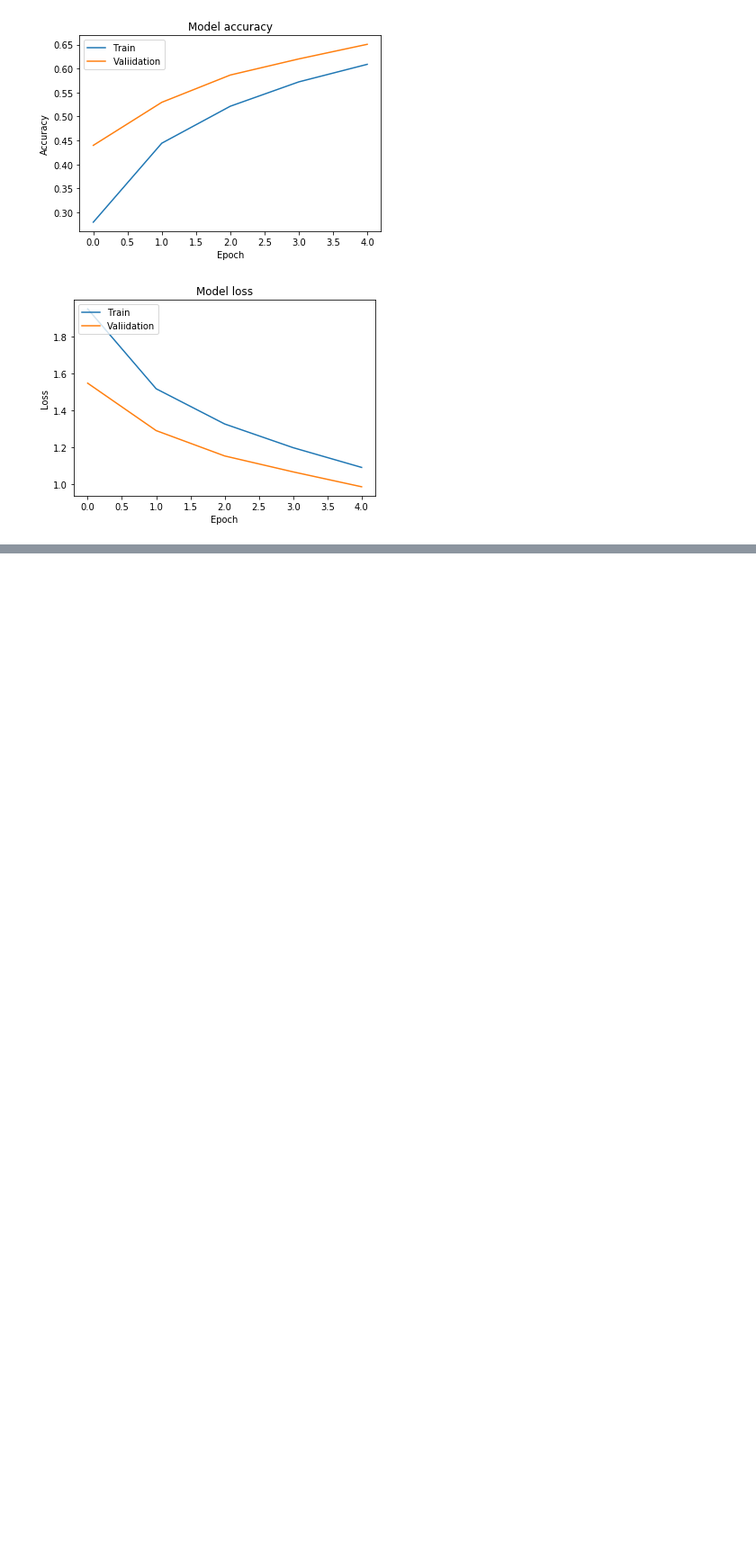
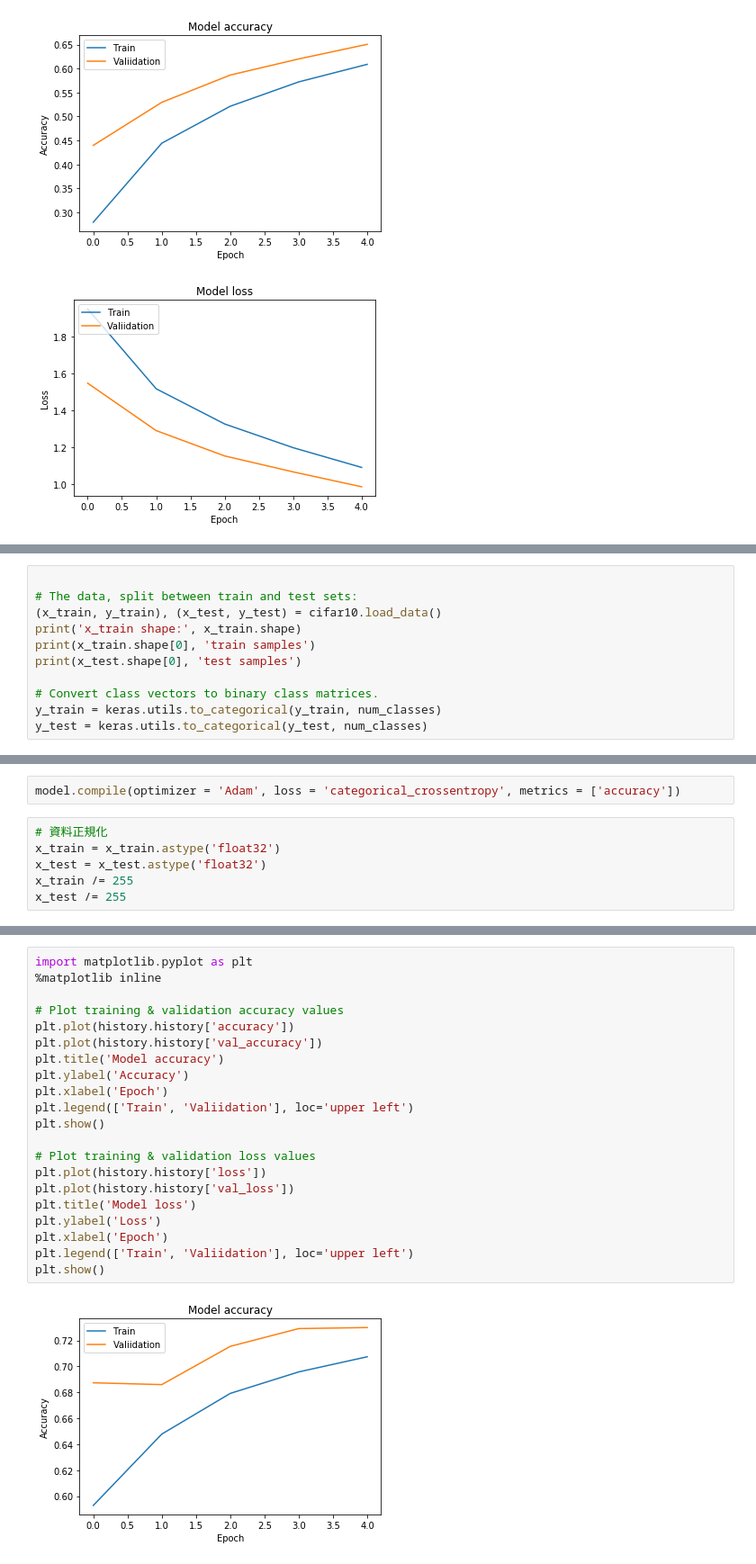
Before and after one commit to msl2019/3rd-ML100Days, a Jupyter notebook: homework/D76-optimizer_HW.ipynb, the cells around one changed output, grey strips where cells are left out. Shown at 90% size. Drawn from its saved outputs; the diff is of its cells as text; blank space fills up the shorter version.

```diff
--- a/homework/D76-optimizer_HW.ipynb
+++ b/homework/D76-optimizer_HW.ipynb
@@ -279,0 +292,11 @@ plt.show()
+# %%
+
+# The data, split between train and test sets:
+(x_train, y_train), (x_test, y_test) = cifar10.load_data()
+print('x_train shape:', x_train.shape)
+print(x_train.shape[0], 'train samples')
+print(x_test.shape[0], 'test samples')
+
+# Convert class vectors to binary class matrices.
+y_train = keras.utils.to_categorical(y_train, num_classes)
+y_test = keras.utils.to_categorical(y_test, num_classes)
@@ -279,0 +333,8 @@ plt.show()
+# %%
+model.compile(optimizer = 'Adam', loss = 'categorical_crossentropy', metrics = ['accuracy'])
+# %%
+# 資料正規化
+x_train = x_train.astype('float32')
+x_test = x_test.astype('float32')
+x_train /= 255
+x_test /= 255
@@ -279,0 +445,23 @@ plt.show()
+# %%
+import matplotlib.pyplot as plt
+%matplotlib inline
+
+# Plot training & validation accuracy values
+plt.plot(history.history['accuracy'])
+plt.plot(history.history['val_accuracy'])
+plt.title('Model accuracy')
+plt.ylabel('Accuracy')
+plt.xlabel('Epoch')
+plt.legend(['Train', 'Valiidation'], loc='upper left')
+plt.show()
+
+# Plot training & validation loss values
+plt.plot(history.history['loss'])
+plt.plot(history.history['val_loss'])
+plt.title('Model loss')
+plt.ylabel('Loss')
+plt.xlabel('Epoch')
+plt.legend(['Train', 'Valiidation'], loc='upper left')
+plt.show()
+# %% [output]
+[figure, added]
```
Also changed, not shown: parts of 10 cells of this notebook.
